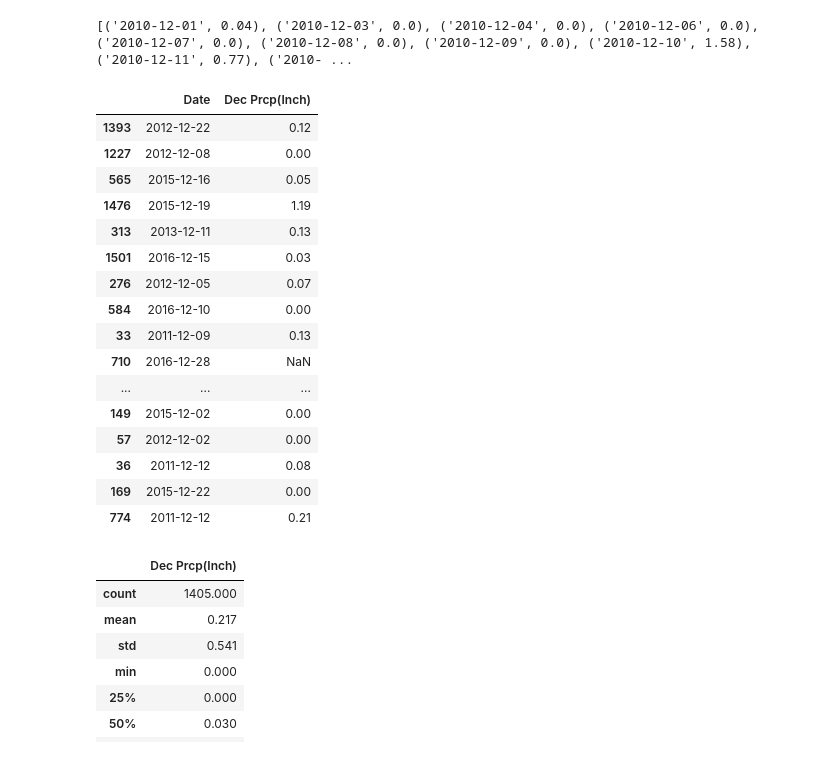
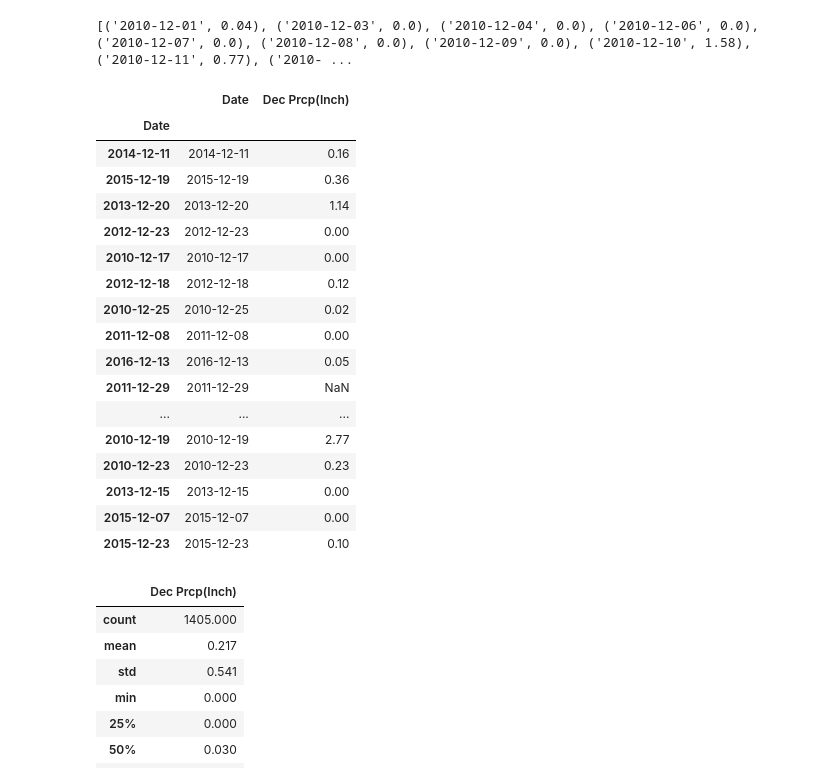
Before and after one commit to kenliew728/surfs_up, a Jupyter notebook: SurfsUp_Challenge.ipynb, the cells around one changed output. Saved outputs shown, nothing was run; the diff lists cells and outputs as text; code cells hidden in the pictures.

```diff
--- a/SurfsUp_Challenge.ipynb
+++ b/SurfsUp_Challenge.ipynb
@@ -184,26 +187,27 @@ print(dec_prcp_results)
 # %%
 # 8. Create a DataFrame from the list of temperatures for the month of December.
 dec_prcp_df = pd.DataFrame(dec_prcp_results, columns=['Date','Dec Prcp(Inch)'])
-df.set_index(df['Date'], inplace=True)
-dec_prcp_df.sample(n=20)
+dec_prcp_df.set_index(dec_prcp_df['Date'], inplace=True)
+dec_prcp_df.sample(n=30)
 # %% [output]
 |  | Date | Dec Prcp(Inch) |
-| 1393 | 2012-12-22 | 0.12 |
-| 1227 | 2012-12-08 | 0.00 |
-| 565 | 2015-12-16 | 0.05 |
-| 1476 | 2015-12-19 | 1.19 |
-| 313 | 2013-12-11 | 0.13 |
-| 1501 | 2016-12-15 | 0.03 |
-| 276 | 2012-12-05 | 0.07 |
-| 584 | 2016-12-10 | 0.00 |
-| 33 | 2011-12-09 | 0.13 |
-| 710 | 2016-12-28 | NaN |
+| Date |  |  |
+| 2014-12-11 | 2014-12-11 | 0.16 |
+| 2015-12-19 | 2015-12-19 | 0.36 |
+| 2013-12-20 | 2013-12-20 | 1.14 |
+| 2012-12-23 | 2012-12-23 | 0.00 |
+| 2010-12-17 | 2010-12-17 | 0.00 |
+| 2012-12-18 | 2012-12-18 | 0.12 |
+| 2010-12-25 | 2010-12-25 | 0.02 |
+| 2011-12-08 | 2011-12-08 | 0.00 |
+| 2016-12-13 | 2016-12-13 | 0.05 |
+| 2011-12-29 | 2011-12-29 | NaN |
 | ... | ... | ... |
-| 149 | 2015-12-02 | 0.00 |
-| 57 | 2012-12-02 | 0.00 |
-| 36 | 2011-12-12 | 0.08 |
-| 169 | 2015-12-22 | 0.00 |
-| 774 | 2011-12-12 | 0.21 |
+| 2010-12-19 | 2010-12-19 | 2.77 |
+| 2010-12-23 | 2010-12-23 | 0.23 |
+| 2013-12-15 | 2013-12-15 | 0.00 |
+| 2015-12-07 | 2015-12-07 | 0.00 |
+| 2015-12-23 | 2015-12-23 | 0.10 |
 # %%
 #Calculate and print out the summary statistics for the December Precipitation df
 
```
Also changed, not shown: parts of 3 cells of this notebook.
